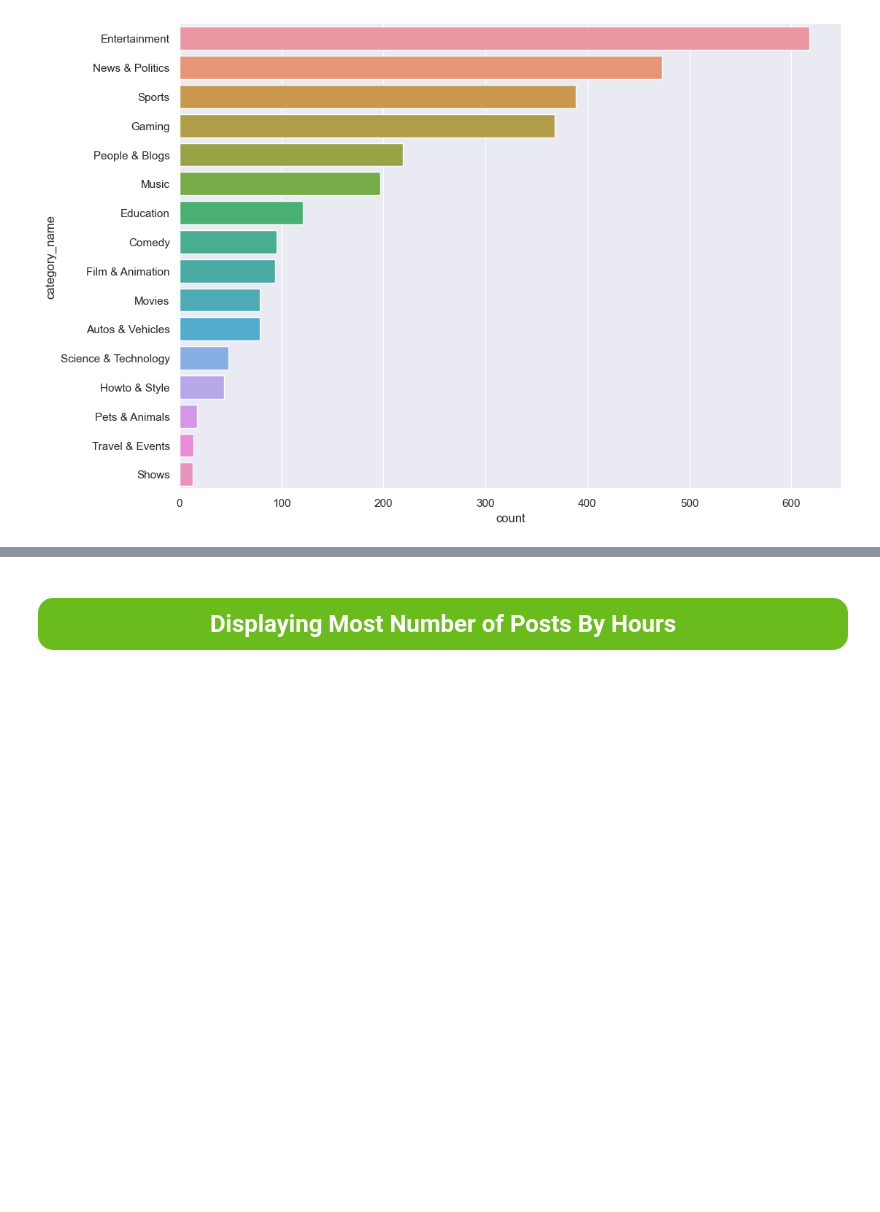
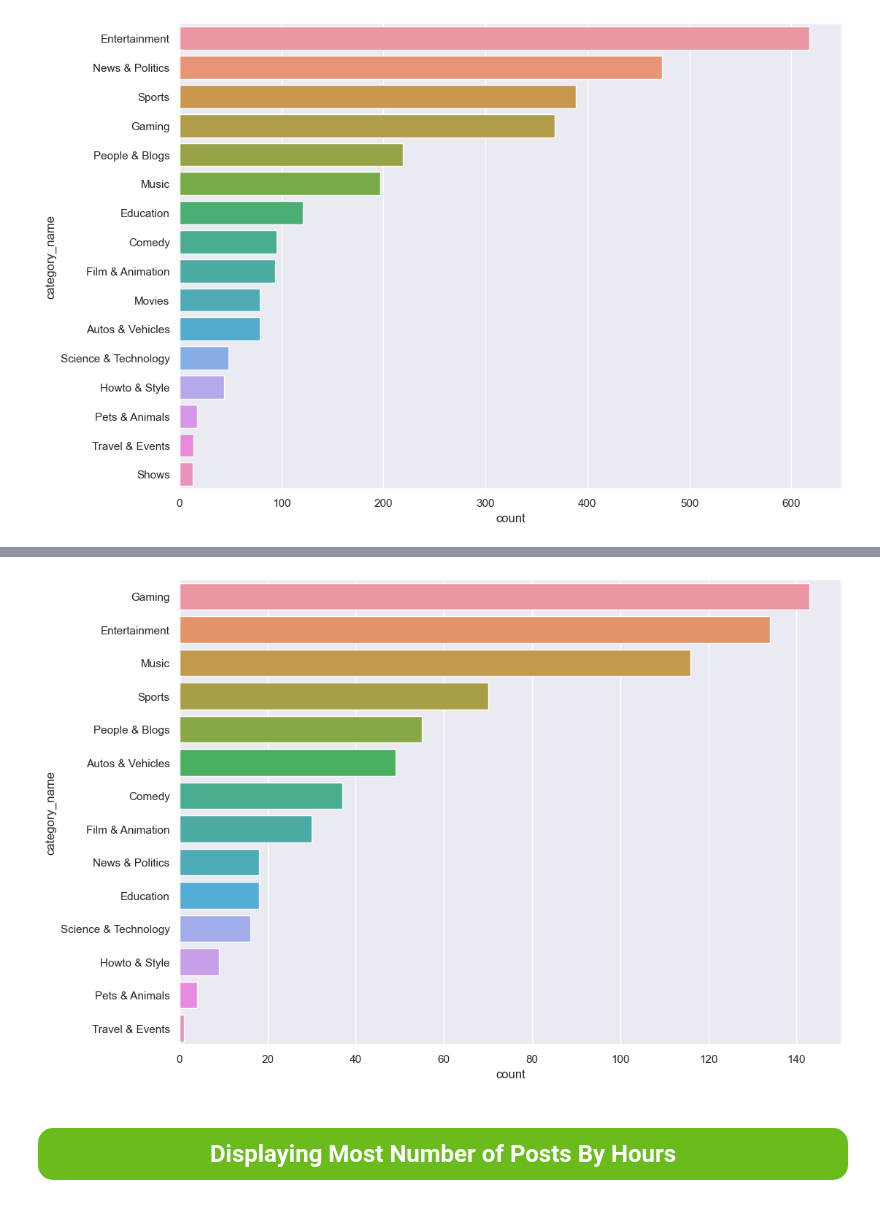
Before and after one commit to jhmarkkk/Youtube_Analysis, a Jupyter notebook: C.ipynb, the cells around one changed output, grey strips where cells are left out. Drawn from its saved outputs; the diff is of its cells as text; code cells hidden in the pictures; blank space fills up the shorter version.

Commit message:
More EDA on Trending videos only and prediction model for old dataset

```diff
--- a/C.ipynb
+++ b/C.ipynb
@@ -149,0 +165,13 @@ plt.show()
+# %%
+main_data=pd.DataFrame(data[['title','categoryId','viewCount','Trending']])
+# %%
+not_trending=main_data.index[main_data["Trending"]==0].tolist()
+# %%
+trending=main_data.drop(main_data.index[not_trending])
+# %%
+with open("category_id.json") as f:
+    categories = json.load(f)["items"]
+cat_dict = {}
+for cat in categories:
+    cat_dict[int(cat["id"])] = cat["snippet"]["title"]
+trending['category_name'] = trending['categoryId'].map(cat_dict)
@@ -150,3 +196,9 @@ plt.show()
+# %%
+sb.set(rc={'figure.figsize':(11.7,8.27)})
+sb.countplot(y = "category_name",data=trending, order=trending['category_name'].value_counts().index)
+plt.show()
+# %% [output]
+[figure, added]
 # %% [markdown]
 <div style = "color: Black;
               display: fill;
```
Also changed, not shown: parts of 52 cells of this notebook.
